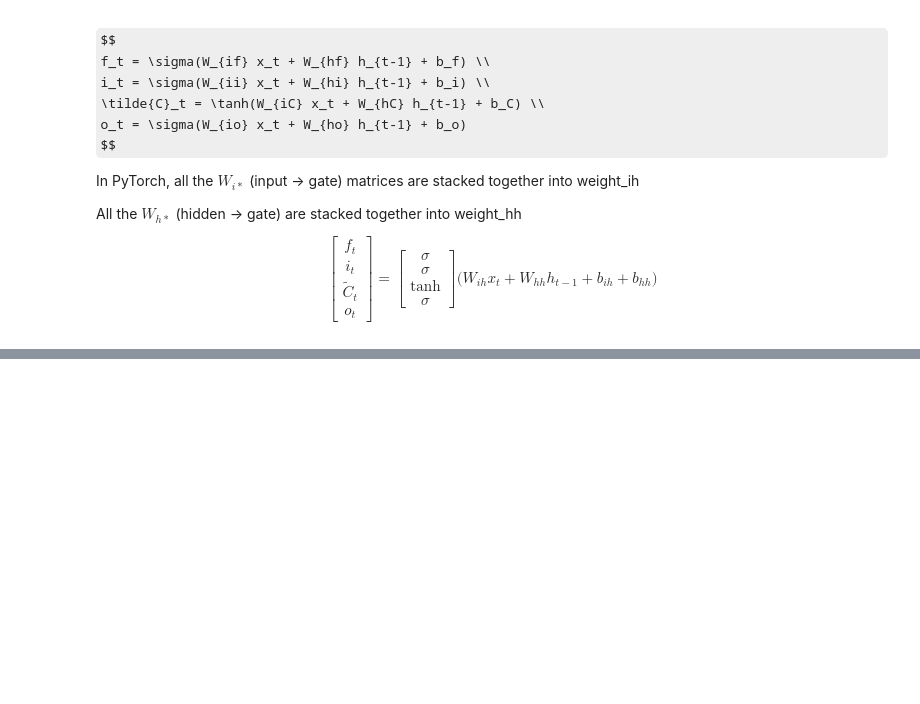
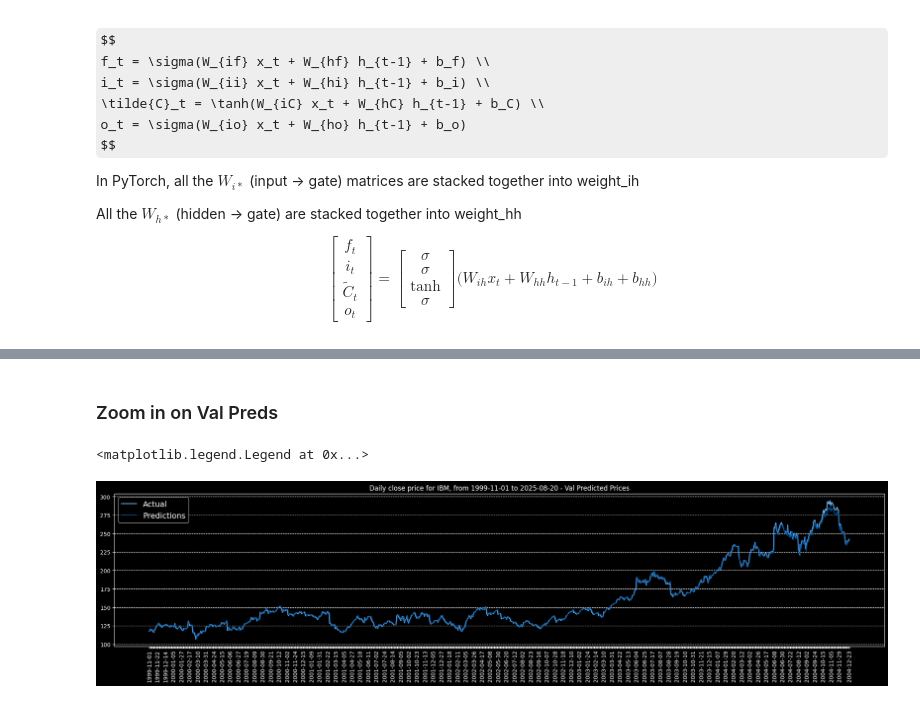
Before and after one commit to brien60/Stock-LSTM, a Jupyter notebook: lstm.ipynb, the cells around one changed output, grey strips where cells are left out. Saved outputs shown, nothing was run; the diff lists cells and outputs as text; code cells hidden in the pictures; some formulas as TeX source; blank space fills up the shorter version.

```diff
--- a/lstm.ipynb
+++ b/lstm.ipynb
@@ -416,0 +502,36 @@ KeyboardInterrupt:
+# %% [markdown]
+### Zoom in on Val Preds
+# %%
+to_plot_y_val_preds_zoomed = scaler.inverse_transform(val_preds)
+to_plot_data_y_val_subset = scaler.inverse_transform(data_y_val)
+
+data_dates_val = data_dates[window_size + split_index : ]
+
+fig = plt.figure(figsize=(25, 5), dpi=100)
+fig.patch.set_facecolor(color="black")
+
+plt.plot(data_dates_val, to_plot_data_y_val_subset, label = "Actual", color=config["plots"]["color_val"])
+plt.plot(data_dates_val, to_plot_y_val_preds_zoomed, label = "Predictions", color=config["plots"]["color_pred_val"])
+
+
+xticks_labels = []
+xticks_interval = config["plots"]["xticks_interval"] // 6
+
+num_val_data_points = len(data_dates_val)
+
+for i in range(num_val_data_points):
+    if i == num_val_data_points - 1:
+        xticks_labels.append(data_dates[i])
+    elif i % xticks_interval == 0 and (num_val_data_points - i) > xticks_interval:
+        xticks_labels.append(data_dates[i])
+    else:
+        xticks_labels.append(None)
+xticks_indices = np.arange(0, len(xticks_labels))
+
+plt.xticks(xticks_indices, xticks_labels, rotation="vertical")
+plt.title(f"Daily close price for {config["alpha_vantage"]["symbol"]}, {display_date_range} - Val Predicted Prices")
+plt.grid(axis="y", linestyle="--")
+plt.legend(fontsize=14)
+# %% [output]
+<matplotlib.legend.Legend at 0x...>
+[figure, added]
```
Also changed, not shown: parts of 16 cells of this notebook, 1 other file.
